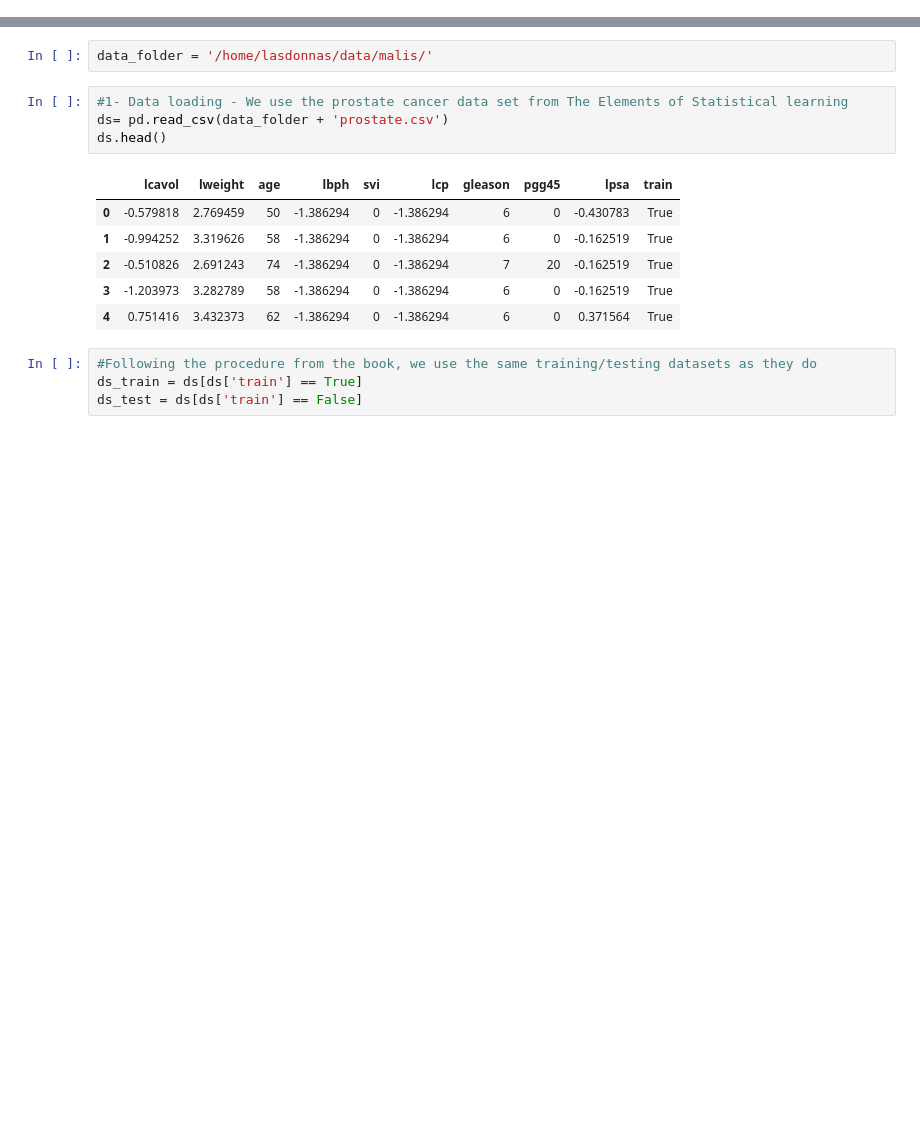
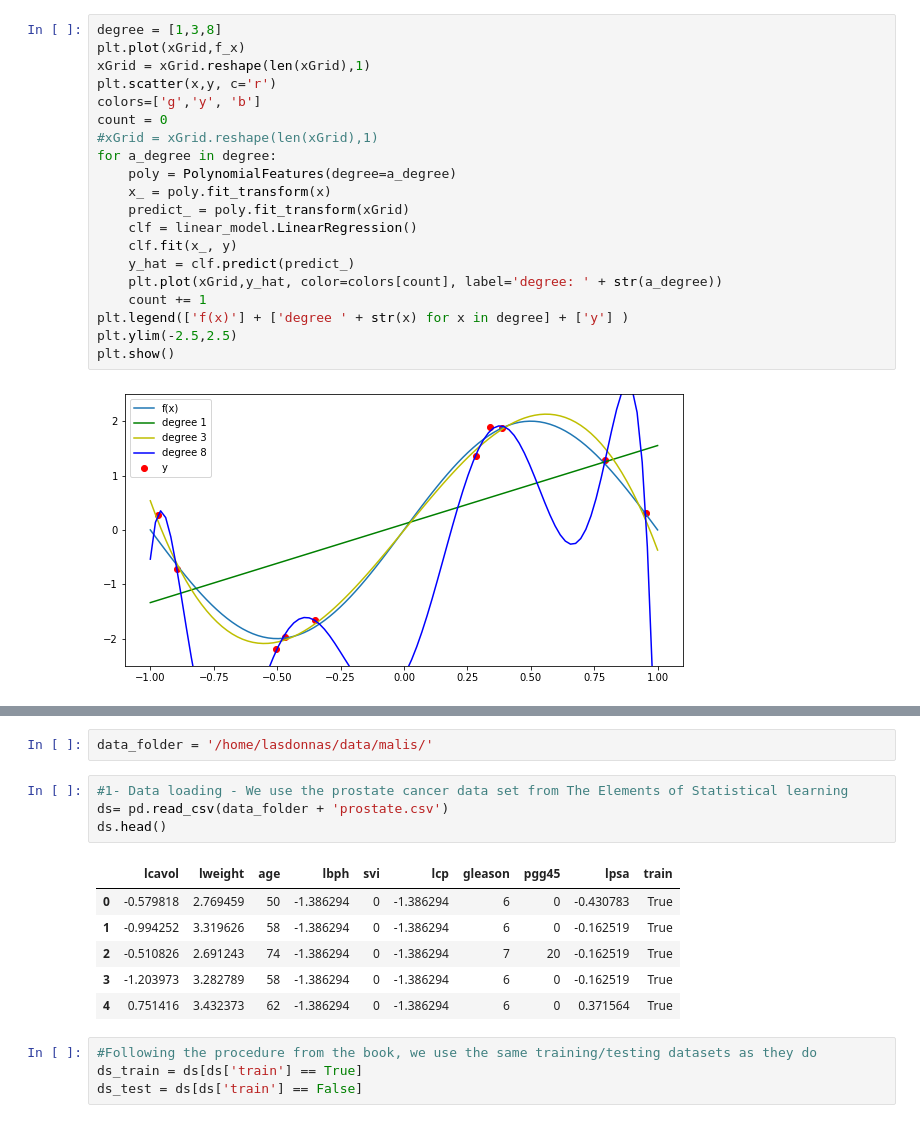
Before and after one commit to mspronesti/eurecom-machine-learning, a Jupyter notebook: notebooks/04_regularization.ipynb, the cells around one changed output, grey strips where cells are left out. Saved outputs shown, nothing was run; the diff lists cells and outputs as text; blank space fills up the shorter version.

```diff
--- a/notebooks/04_regularization.ipynb
+++ b/notebooks/04_regularization.ipynb
@@ -0,0 +50,22 @@
+# %%
+degree = [1,3,8]
+plt.plot(xGrid,f_x)
+xGrid = xGrid.reshape(len(xGrid),1)
+plt.scatter(x,y, c='r')
+colors=['g','y', 'b']
+count = 0
+#xGrid = xGrid.reshape(len(xGrid),1)
+for a_degree in degree:
+    poly = PolynomialFeatures(degree=a_degree)
+    x_ = poly.fit_transform(x)
+    predict_ = poly.fit_transform(xGrid)
+    clf = linear_model.LinearRegression()
+    clf.fit(x_, y)
+    y_hat = clf.predict(predict_)
+    plt.plot(xGrid,y_hat, color=colors[count], label='degree: ' + str(a_degree))
+    count += 1
+plt.legend(['f(x)'] + ['degree ' + str(x) for x in degree] + ['y'] )
+plt.ylim(-2.5,2.5)
+plt.show()
+# %% [output]
+[figure, added]
```
Also changed, not shown: parts of 24 cells of this notebook.
